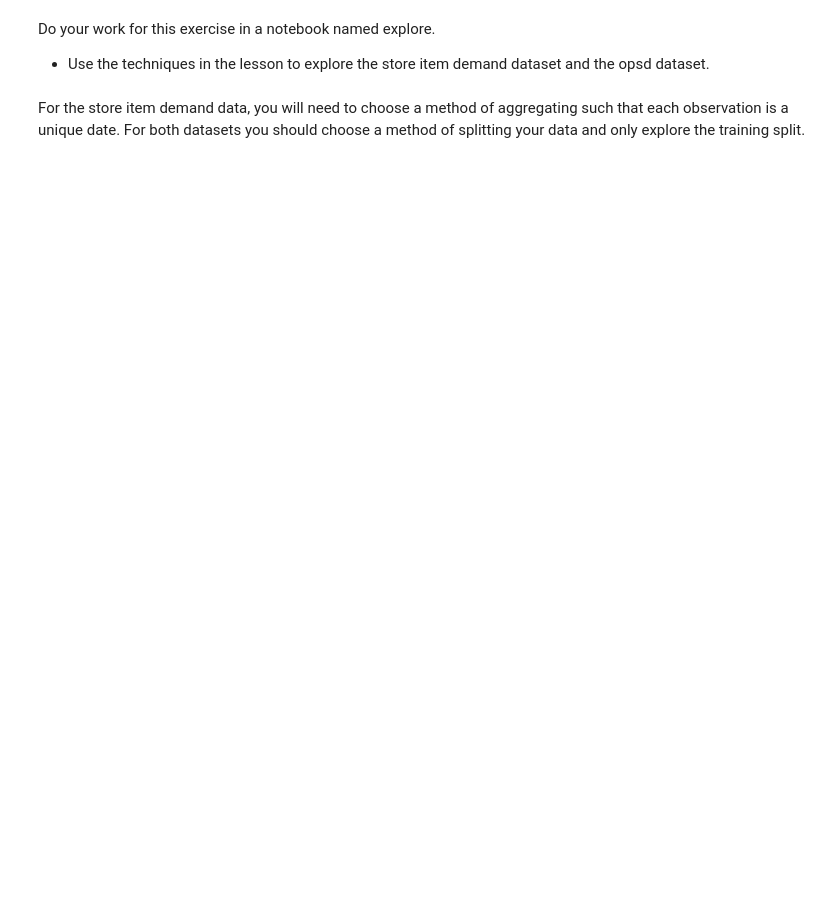
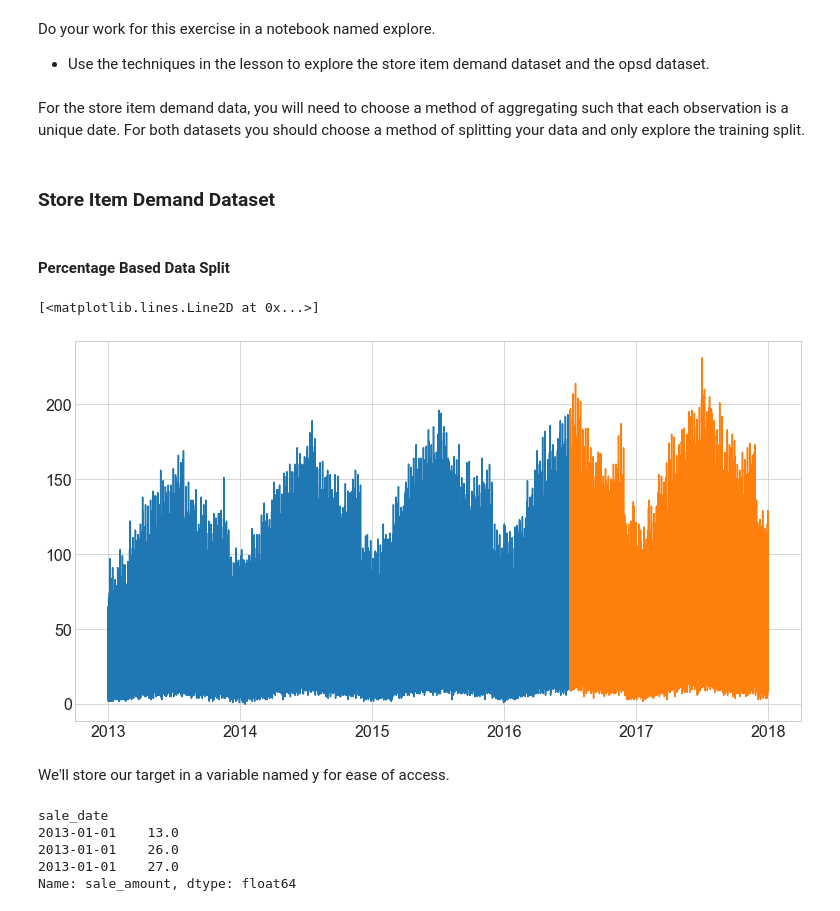
Before and after one commit to lupeluna/time-series-exercises, a Jupyter notebook: Explore.ipynb, the cells around one changed output. Drawn from its saved outputs; the diff is of its cells as text; code cells hidden in the pictures; blank space fills up the shorter version.

```diff
--- a/Explore.ipynb
+++ b/Explore.ipynb
@@ -26,0 +35,3 @@ df.head(3)
+# %%
+df = prepare.prep_all_sales(df)
+df.head(3)
@@ -29,3 +55,31 @@ Do your work for this exercise in a notebook named explore.
 - Use the techniques in the lesson to explore the store item demand dataset and the opsd dataset.
 # %% [markdown]
 For the store item demand data, you will need to choose a method of aggregating such that each observation is a unique date. For both datasets you should choose a method of splitting your data and only explore the training split.
+# %% [markdown]
+### Store Item Demand Dataset
+# %% [markdown]
+#### Percentage Based Data Split
+# %%
+train_size = .70
+n = df.shape[0]
+test_start_index = round(train_size * n)
+
+train = df[:test_start_index] # everything up (not including) to the test_start_index
+test = df[test_start_index:] # everything from the test_start_index to the end
+
+plt.plot(train.index, train.sale_amount)
+plt.plot(test.index, test.sale_amount)
+# %% [output]
+[<matplotlib.lines.Line2D at 0x...>]
+[figure, added]
+# %% [markdown]
+We'll store our target in a variable named y for ease of access.
+# %%
+y = train.sale_amount
+y.head(3)
+# %% [output]
+sale_date
+2013-01-01    13.0
+2013-01-01    26.0
+2013-01-01    27.0
+Name: sale_amount, dtype: float64
```
Also changed, not shown: parts of 57 cells of this notebook.
